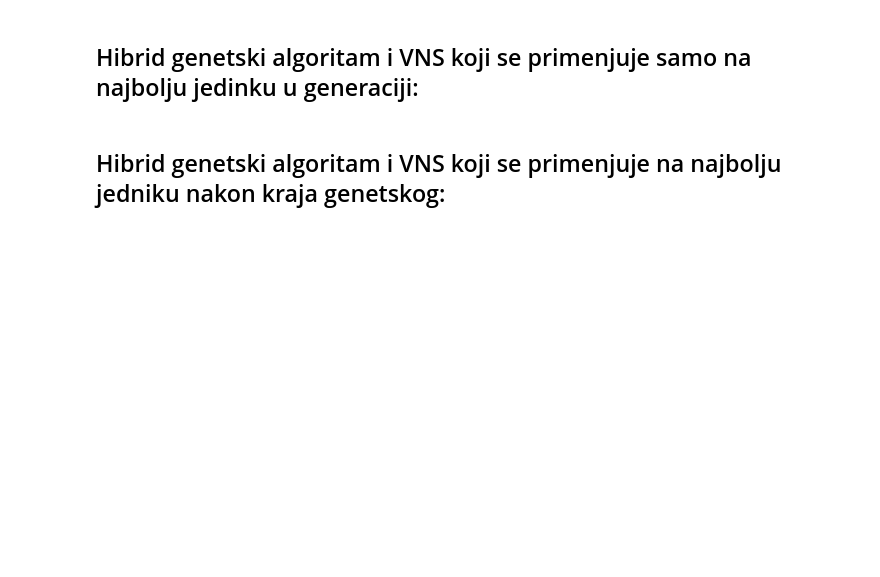
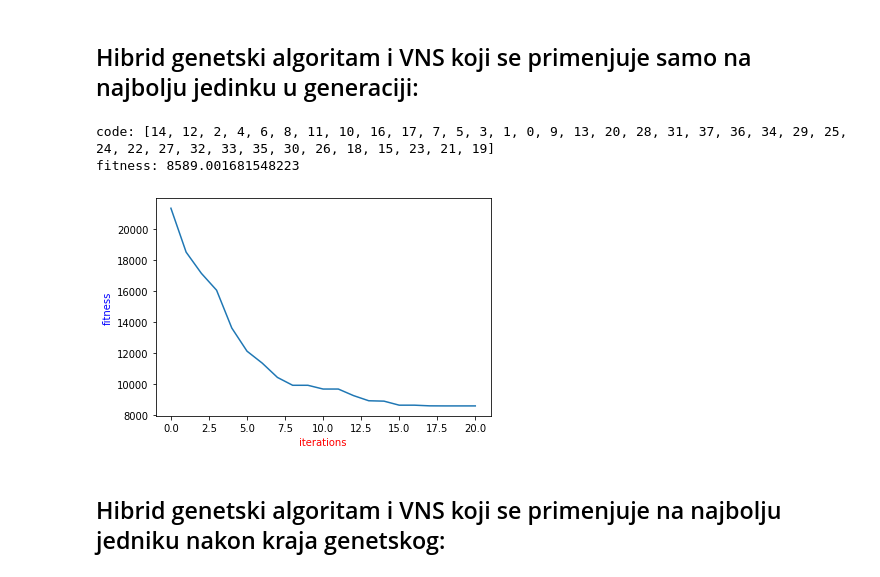
Before and after one commit to mkordic/ga_vns_hybrid, a Jupyter notebook: ga_vns_hybrid.ipynb, the cells around one changed output. Cells and saved outputs as stored; diff of their text form; code cells hidden in the pictures; blank space fills up the shorter version.

```diff
--- a/ga_vns_hybrid.ipynb
+++ b/ga_vns_hybrid.ipynb
@@ -437,14 +437,18 @@ def ga_vns_best_only(g,num_iters, use_elitism, elitism_size, mutation_prob, tour
     plt.xlabel("iterations",color="red",fontsize=10)
     plt.ylabel("fitness",color="blue",fontsize=10)
 # %%
-# ga_vns_best_only( graph,
-#     num_iters = 20,
-#     use_elitism = True,
-#     population_size = 1000,
-#     elitism_size = 10,
-#     mutation_prob = 0.15,
-#     tournament_size = 10,
-#     )
+ga_vns_best_only( graph,
+    num_iters = 20,
+    use_elitism = True,
+    population_size = 1000,
+    elitism_size = 10,
+    mutation_prob = 0.15,
+    tournament_size = 10,
+    )
+# %% [output]
+code: [14, 12, 2, 4, 6, 8, 11, 10, 16, 17, 7, 5, 3, 1, 0, 9, 13, 20, 28, 31, 37, 36, 34, 29, 25, 24, 22, 27, 32, 33, 35, 30, 26, 18, 15, 23, 21, 19]
+fitness: 8589.001681548223
+[figure, added]
 # %% [markdown]
 ## Hibrid genetski algoritam i VNS koji se primenjuje na najbolju jedniku nakon kraja genetskog:
 # %%
```
Also changed, not shown: parts of 14 cells of this notebook.
